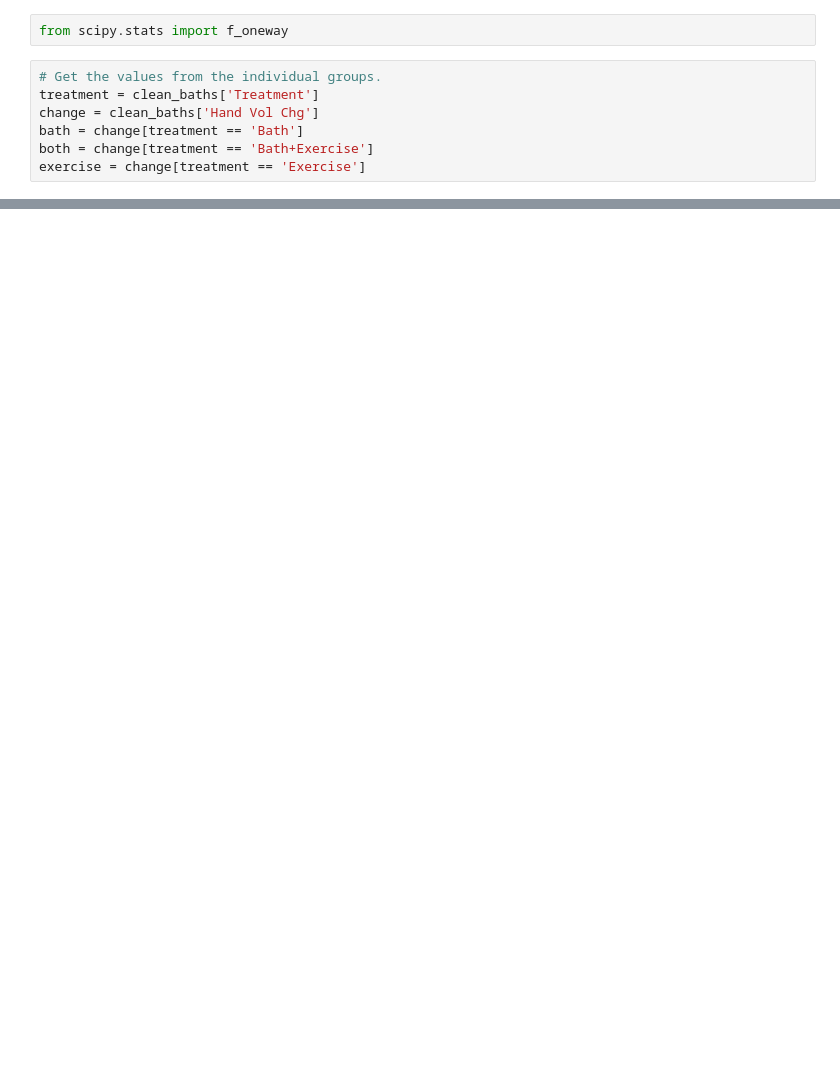
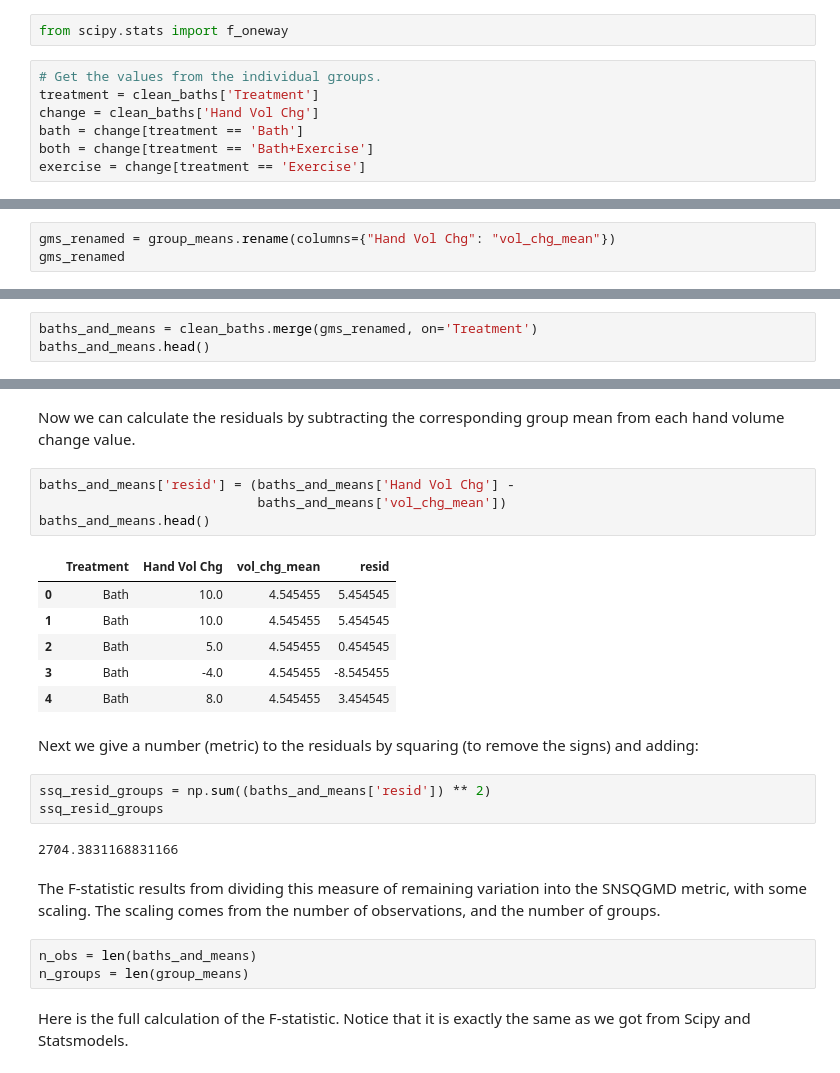
Before and after one commit to matthew-brett/some-tutorials, a Jupyter notebook: oneway/one_way_anova.ipynb, the cells around one changed output, grey strips where cells are left out. Saved outputs shown, nothing was run; the diff lists cells and outputs as text; blank space fills up the shorter version.

```diff
--- a/oneway/one_way_anova.ipynb
+++ b/oneway/one_way_anova.ipynb
@@ -281,0 +392,3 @@ F_onewayResult(statistic=7.414799716344096, pvalue=0.0013907554044090167)
+# %%
+gms_renamed = group_means.rename(columns={"Hand Vol Chg": "vol_chg_mean"})
+gms_renamed
@@ -281,0 +403,3 @@ F_onewayResult(statistic=7.414799716344096, pvalue=0.0013907554044090167)
+# %%
+baths_and_means = clean_baths.merge(gms_renamed, on='Treatment')
+baths_and_means.head()
@@ -281,0 +413,28 @@ F_onewayResult(statistic=7.414799716344096, pvalue=0.0013907554044090167)
+# %% [markdown]
+Now we can calculate the residuals by subtracting the corresponding group mean from each hand volume change value.
+# %%
+baths_and_means['resid'] = (baths_and_means['Hand Vol Chg'] -
+                            baths_and_means['vol_chg_mean'])
+baths_and_means.head()
+# %% [output]
+|  | Treatment | Hand Vol Chg | vol_chg_mean | resid |
+| 0 | Bath | 10.0 | 4.545455 | 5.454545 |
+| 1 | Bath | 10.0 | 4.545455 | 5.454545 |
+| 2 | Bath | 5.0 | 4.545455 | 0.454545 |
+| 3 | Bath | -4.0 | 4.545455 | -8.545455 |
+| 4 | Bath | 8.0 | 4.545455 | 3.454545 |
+# %% [markdown]
+Next we give a number (metric) to the residuals by squaring (to remove the signs) and adding:
+# %%
+ssq_resid_groups = np.sum((baths_and_means['resid']) ** 2)
+ssq_resid_groups
+# %% [output]
+2704.3831168831166
+# %% [markdown]
+The F-statistic results from dividing this measure of remaining variation
+into the SNSQGMD metric, with some scaling.  The scaling comes from the number of observations, and the number of groups.
+# %%
+n_obs = len(baths_and_means)
+n_groups = len(group_means)
+# %% [markdown]
+Here is the full calculation of the F-statistic. Notice that it is exactly the same as we got from Scipy and Statsmodels.
```
Also changed, not shown: parts of 62 cells of this notebook, 1 other file.
